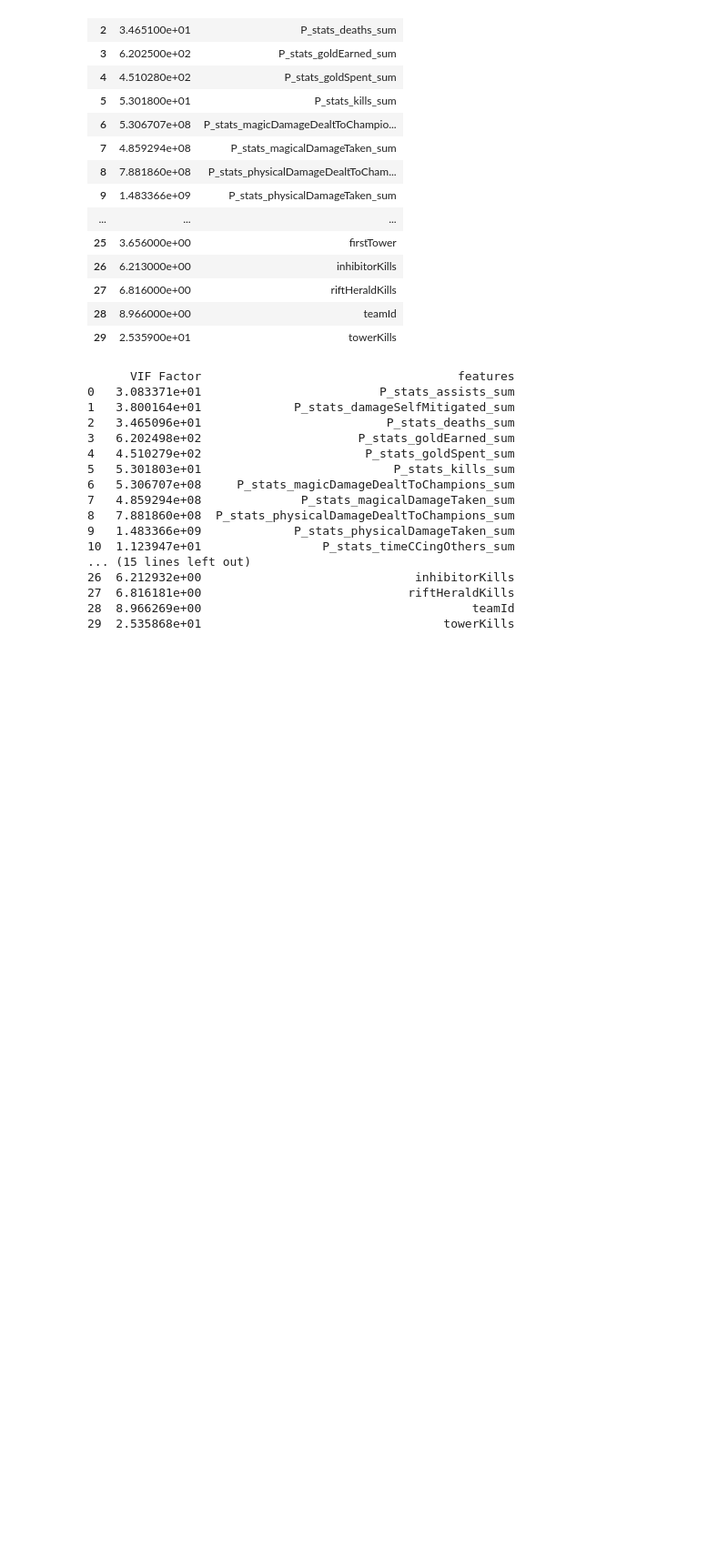
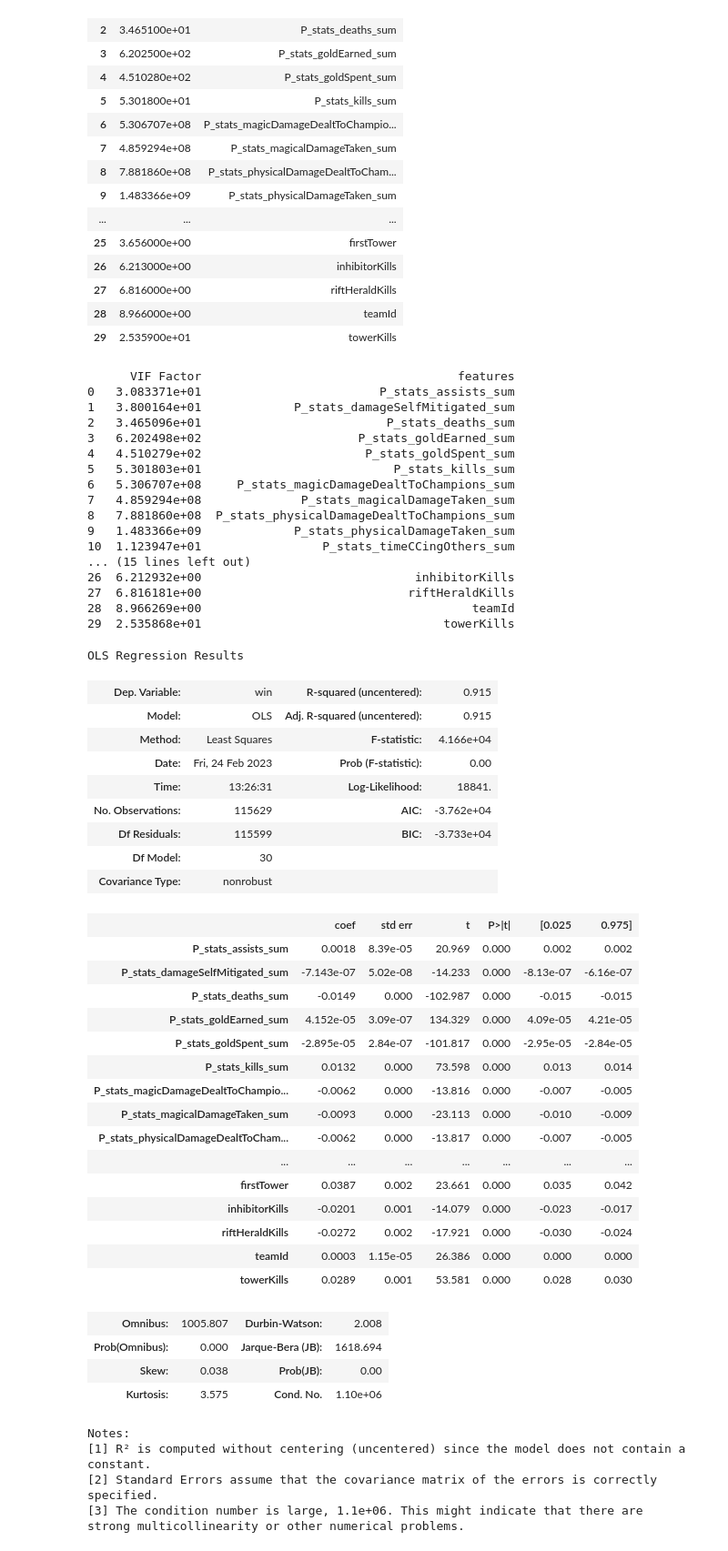
Before and after one commit to cheonjaeJJang/lol_project, a Jupyter notebook: analysis.ipynb, the cells around one changed output. Shown at 91% size. Saved outputs shown, nothing was run; the diff lists cells and outputs as text; code cells hidden in the pictures; blank space fills up the shorter version.

```diff
--- a/analysis.ipynb
+++ b/analysis.ipynb
@@ -537,12 +537,48 @@ print(vif)
 # %%
 # 두 변수를 제거하고 회귀분석 수행
 
-X2 = df[df.columns.difference(['Wins', 'TowerKills', 'BaronKills'])]
-y2 = df['Wins']
+X2 = df[df.columns.difference(['win', 'TowerKills', 'BaronKills'])]
+y2 = df['win']
 
 X_train2, X_test2, y_train2, y_test2 = train_test_split(X2, y2, test_size=0.25, random_state=19)
 model = sm.OLS(y_train2, X_train2).fit()
 model.summary()
+# %% [output]
+OLS Regression Results
+| Dep. Variable: | win | R-squared (uncentered): | 0.915 |
+| Model: | OLS | Adj. R-squared (uncentered): | 0.915 |
+| Method: | Least Squares | F-statistic: | 4.166e+04 |
+| Date: | Fri, 24 Feb 2023 | Prob (F-statistic): | 0.00 |
+| Time: | 13:26:31 | Log-Likelihood: | 18841. |
+| No. Observations: | 115629 | AIC: | -3.762e+04 |
+| Df Residuals: | 115599 | BIC: | -3.733e+04 |
+| Df Model: | 30 |  |  |
+| Covariance Type: | nonrobust |  |  |
+|  | coef | std err | t | P>|t| | [0.025 | 0.975] |
+| P_stats_assists_sum | 0.0018 | 8.39e-05 | 20.969 | 0.000 | 0.002 | 0.002 |
+| P_stats_damageSelfMitigated_sum | -7.143e-07 | 5.02e-08 | -14.233 | 0.000 | -8.13e-07 | -6.16e-07 |
+| P_stats_deaths_sum | -0.0149 | 0.000 | -102.987 | 0.000 | -0.015 | -0.015 |
+| P_stats_goldEarned_sum | 4.152e-05 | 3.09e-07 | 134.329 | 0.000 | 4.09e-05 | 4.21e-05 |
+| P_stats_goldSpent_sum | -2.895e-05 | 2.84e-07 | -101.817 | 0.000 | -2.95e-05 | -2.84e-05 |
+| P_stats_kills_sum | 0.0132 | 0.000 | 73.598 | 0.000 | 0.013 | 0.014 |
+| P_stats_magicDamageDealtToChampio... | -0.0062 | 0.000 | -13.816 | 0.000 | -0.007 | -0.005 |
+| P_stats_magicalDamageTaken_sum | -0.0093 | 0.000 | -23.113 | 0.000 | -0.010 | -0.009 |
+| P_stats_physicalDamageDealtToCham... | -0.0062 | 0.000 | -13.817 | 0.000 | -0.007 | -0.005 |
+| ... | ... | ... | ... | ... | ... | ... |
+| firstTower | 0.0387 | 0.002 | 23.661 | 0.000 | 0.035 | 0.042 |
+| inhibitorKills | -0.0201 | 0.001 | -14.079 | 0.000 | -0.023 | -0.017 |
+| riftHeraldKills | -0.0272 | 0.002 | -17.921 | 0.000 | -0.030 | -0.024 |
+| teamId | 0.0003 | 1.15e-05 | 26.386 | 0.000 | 0.000 | 0.000 |
+| towerKills | 0.0289 | 0.001 | 53.581 | 0.000 | 0.028 | 0.030 |
+| Omnibus: | 1005.807 | Durbin-Watson: | 2.008 |
+| Prob(Omnibus): | 0.000 | Jarque-Bera (JB): | 1618.694 |
+| Skew: | 0.038 | Prob(JB): | 0.00 |
+| Kurtosis: | 3.575 | Cond. No. | 1.10e+06 |
+Notes:
+[1] R² is computed without centering (uncentered) since the model does not contain a constant.
+[2] Standard Errors assume that the covariance matrix of the errors is correctly specified.
+[3] The condition number is large, 1.1e+06. This might indicate that there are
+strong multicollinearity or other numerical problems.
 # %%
 for i in range(len(model.params)):
     print('다른 변수가 고정되어 있으며, {} 이 한단위 상승할 때 승리할 확률이 {} 배 증가한다.\n'.format(model.params.keys()[i],np.exp(model.params.values[i])))
```
Also changed, not shown: parts of 1 cell of this notebook.
